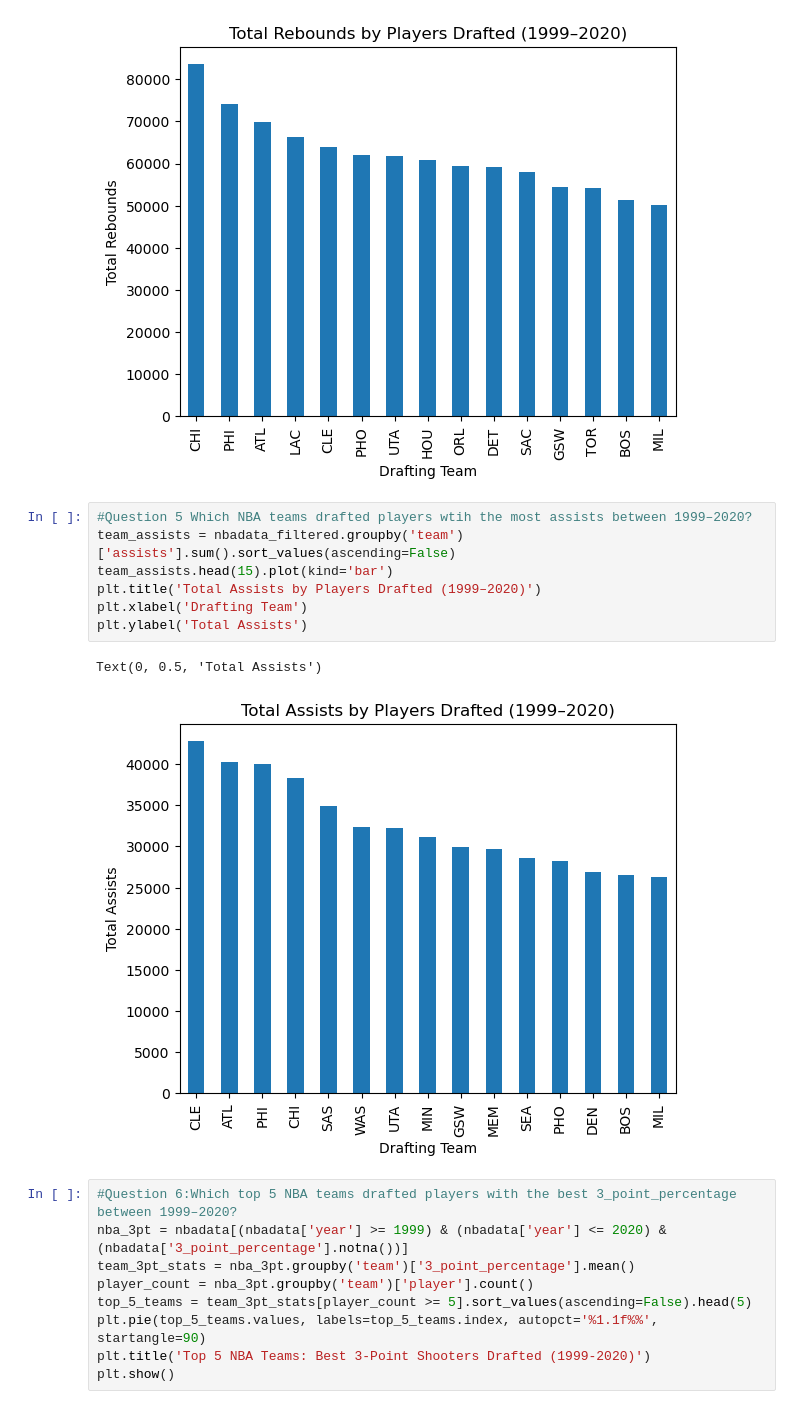
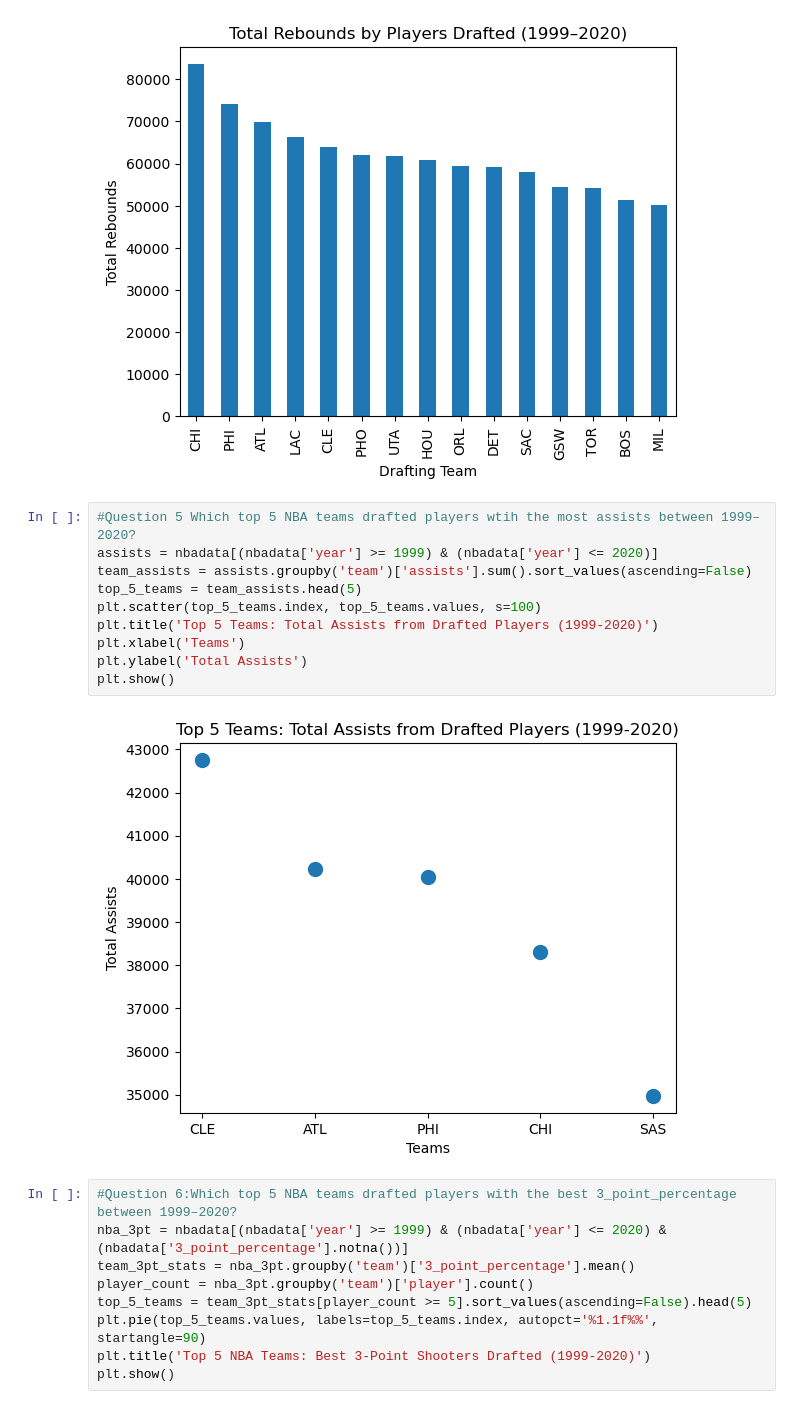
Before and after one commit to build-summer-2025/async-final-project-yellow-Tim, a Jupyter notebook: final_project_example.ipynb, the cells around one changed output. Drawn from its saved outputs; the diff is of its cells as text.

```diff
--- a/final_project_example.ipynb
+++ b/final_project_example.ipynb
@@ -85,15 +92,17 @@ plt.ylabel('Total Rebounds')
 Text(0, 0.5, 'Total Rebounds')
 [figure]
 # %%
-#Question 5 Which NBA teams drafted players wtih the most assists between 1999–2020?
-team_assists = nbadata_filtered.groupby('team')['assists'].sum().sort_values(ascending=False)
-team_assists.head(15).plot(kind='bar')
-plt.title('Total Assists by Players Drafted (1999–2020)')
-plt.xlabel('Drafting Team')
+#Question 5 Which top 5 NBA teams drafted players wtih the most assists between 1999–2020?
+assists = nbadata[(nbadata['year'] >= 1999) & (nbadata['year'] <= 2020)]
+team_assists = assists.groupby('team')['assists'].sum().sort_values(ascending=False)
+top_5_teams = team_assists.head(5)
+plt.scatter(top_5_teams.index, top_5_teams.values, s=100)
+plt.title('Top 5 Teams: Total Assists from Drafted Players (1999-2020)')
+plt.xlabel('Teams')
 plt.ylabel('Total Assists')
+plt.show()
 # %% [output]
-Text(0, 0.5, 'Total Assists')
-[figure, old version]
+[figure, new version]
 # %%
 #Question 6:Which top 5 NBA teams drafted players with the best 3_point_percentage between 1999–2020?
 nba_3pt = nbadata[(nbadata['year'] >= 1999) & (nbadata['year'] <= 2020) & (nbadata['3_point_percentage'].notna())]
```
Also changed, not shown: parts of 3 cells of this notebook.
